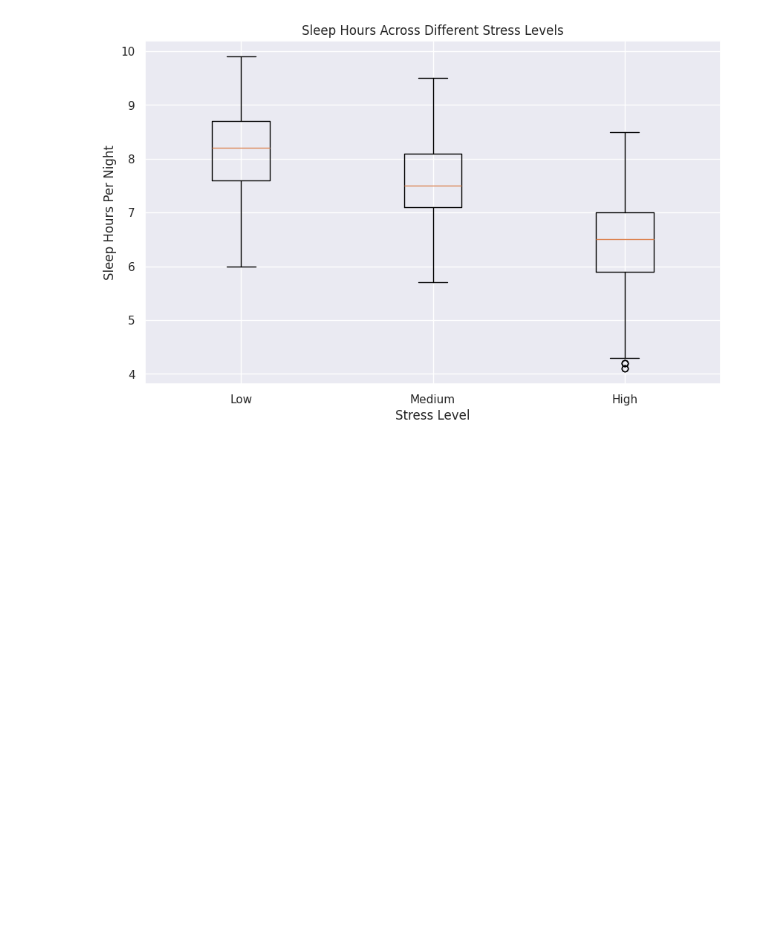
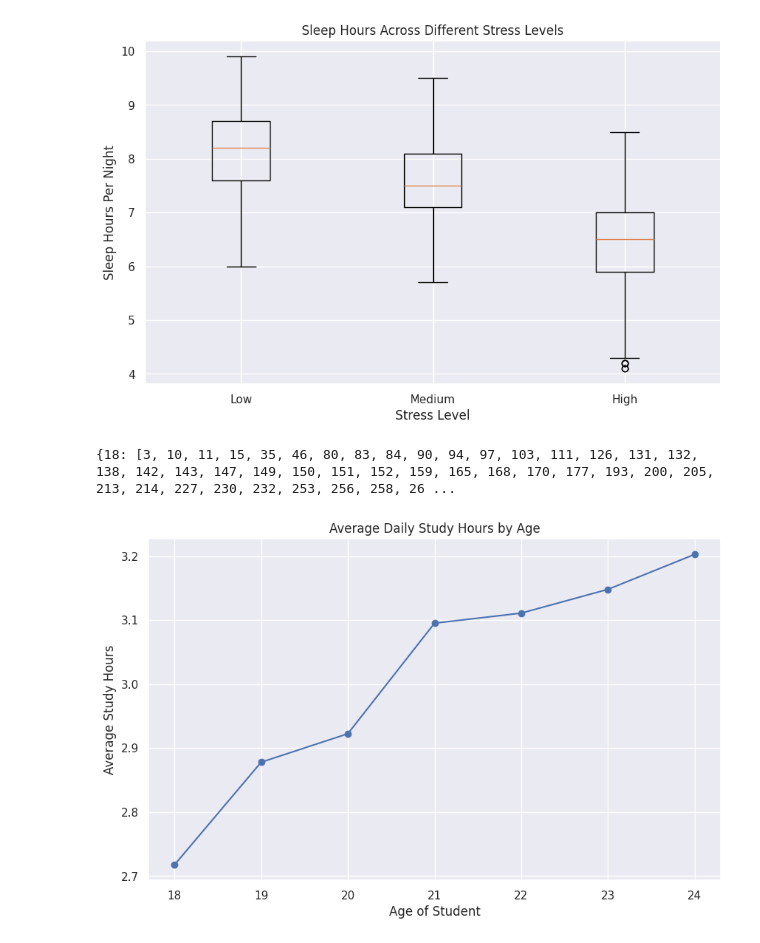
Before and after one commit to sudoAdarsh/Social-Media-Mental-Health-EDA, a Jupyter notebook: Social_Media_Mental_Health_EDA.ipynb, the cells around one changed output. Drawn from its saved outputs; the diff is of its cells as text; code cells hidden in the pictures; blank space fills up the shorter version.

Commit message:
Created Line and Multi-Line Graph Showing Average Daily Study Hours by Age and Gender

```diff
--- a/Social_Media_Mental_Health_EDA.ipynb
+++ b/Social_Media_Mental_Health_EDA.ipynb
@@ -170,3 +170,28 @@ ax.set_ylabel("Sleep Hours Per Night")
 plt.show()
 # %% [output]
 [figure]
+# %%
+age_study_trends = df.groupby('Age')['Study_Hours'].mean()
+
+x_data = age_study_trends.index
+y_data = age_study_trends.values
+
+fig, ax = plt.subplots(figsize=(10, 6))
+
+ax.plot(x_data, y_data, marker='o')
+
+"""
+The X-Axis (The Progression): This must be sorted in order (like Age: 18, 19, 20, 21...) so the line moves naturally from left to right.
+
+The Y-Axis (The Metric): This is the value we are tracking at each age (like average study hours).
+
+The Line: Instead of individual floating dots, the line emphasizes the direction and trend (is it rising, falling, or staying flat?).
+"""
+ax.set_title("Average Daily Study Hours by Age")
+ax.set_xlabel("Age of Student")
+ax.set_ylabel("Average Study Hours")
+
+plt.show()
+# %% [output]
+{18: [3, 10, 11, 15, 35, 46, 80, 83, 84, 90, 94, 97, 103, 111, 126, 131, 132, 138, 142, 143, 147, 149, 150, 151, 152, 159, 165, 168, 170, 177, 193, 200, 205, 213, 214, 227, 230, 232, 253, 256, 258, 26 ...
+[figure, added]
```
Also changed, not shown: parts of 1 cell of this notebook.
